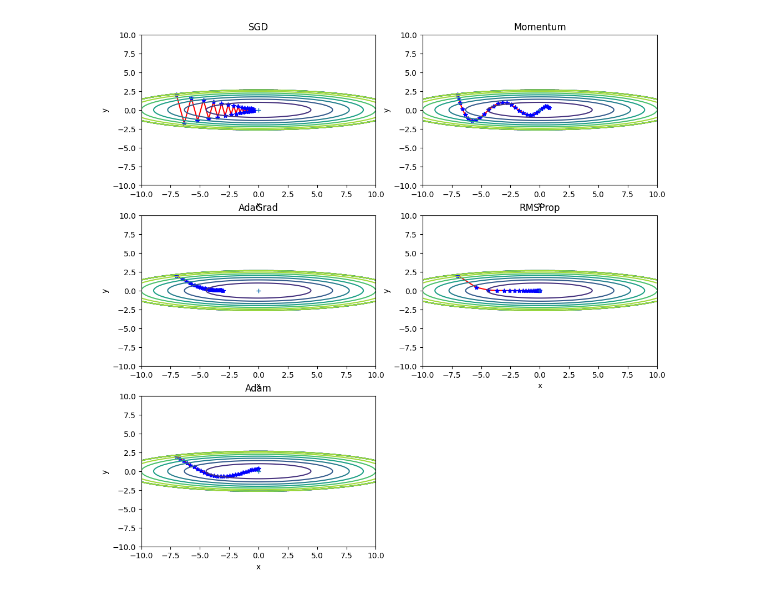
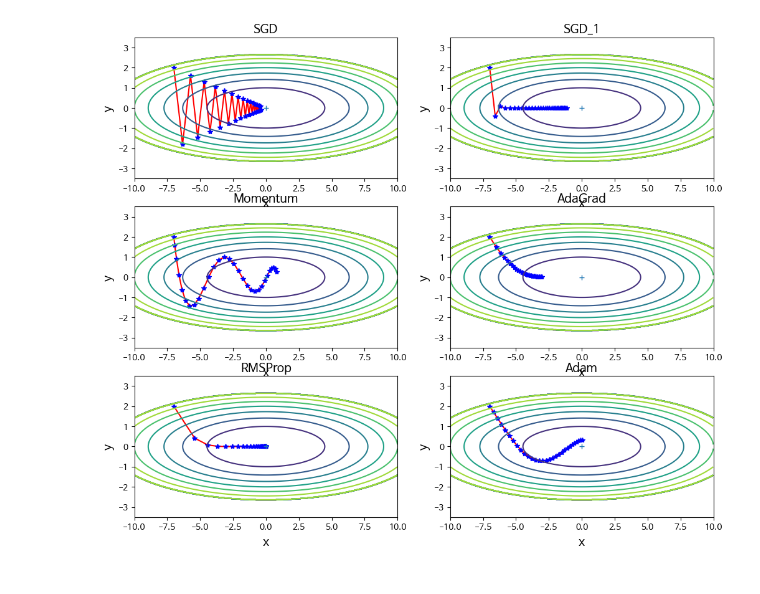
Before and after one commit to clionelove123/Machine_Learning, a Jupyter notebook: ML_Chap_09_Optimizer.ipynb, the cells around one changed output. Drawn from its saved outputs; the diff is of its cells as text; code cells hidden in the pictures.

```diff
--- a/ML_Chap_09_Optimizer.ipynb
+++ b/ML_Chap_09_Optimizer.ipynb
@@ -122,6 +122,7 @@ grads['x'], grads['y'] = 0, 0
 
 optimizers = OrderedDict()
 optimizers["SGD"] = SGD(lr=0.95)
+optimizers["SGD_1"] = SGD(lr=0.6)
 optimizers["Momentum"] = Momentum(lr=0.1)
 optimizers["AdaGrad"] = AdaGrad(lr=0.5)
 optimizers["RMSProp"] = RMSprop(lr=0.5, decay_rate = 0.9)
@@ -129,7 +130,7 @@ optimizers["Adam"] = Adam(lr=0.3)
 
 idx = 1
 
-plt.figure(figsize=(12,12))
+plt.figure(figsize=(12,10))
 
 for key in optimizers:
     optimizer = optimizers[key]
@@ -144,32 +145,32 @@ for key in optimizers:
         grads['x'], grads['y'] = df(params['x'], params['y'])
         optimizer.update(params, grads)
 
 
     x = np.arange(-10, 10, 0.01)
     y = np.arange(-5, 5, 0.01)
 
     X, Y = np.meshgrid(x, y)
     Z = f(X, Y)
 
     # 외곽선 단순화
     mask = Z > 7
     Z[mask] = 0
 
     # 그래프 그리기
     plt.subplot(3, 2, idx)
     idx += 1
     plt.plot(x_history, y_history, '-', color="red")
     plt.plot(x_history, y_history, '*', color="blue")
     plt.contour(X, Y, Z)
-    plt.ylim(-10, 10)
+    plt.ylim(-3.5, 3.5)
     plt.xlim(-10, 10)
     plt.plot(0, 0, '+')
     #colorbar()
     #spring()
     plt.title(key)
     plt.xlabel("x")
     plt.ylabel("y")
 
 plt.show()
 # %% [output]
-[figure, old version]
+[figure, new version]
```
Also changed, not shown: parts of 12 cells of this notebook.
